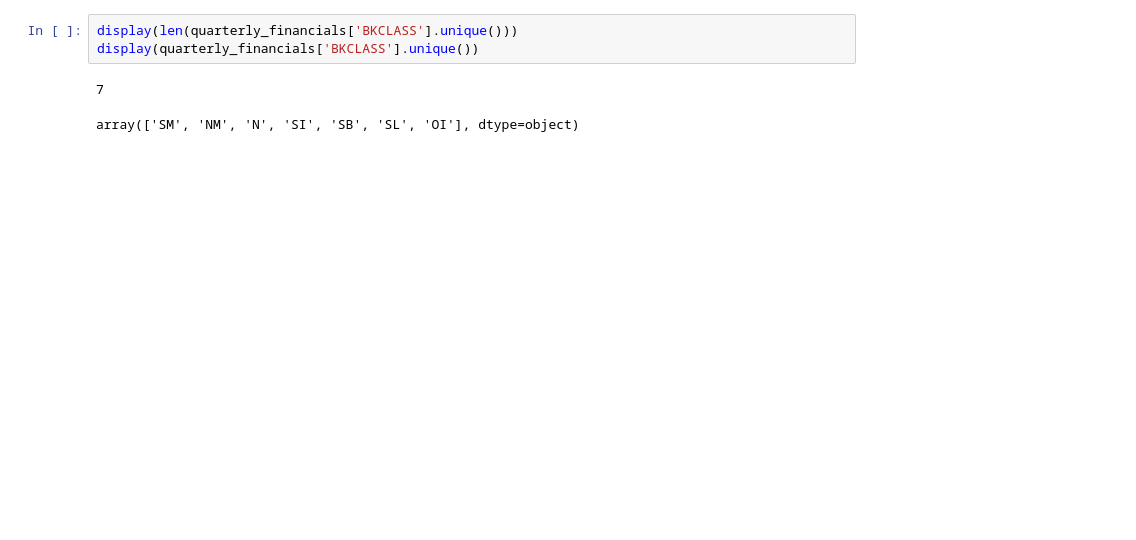
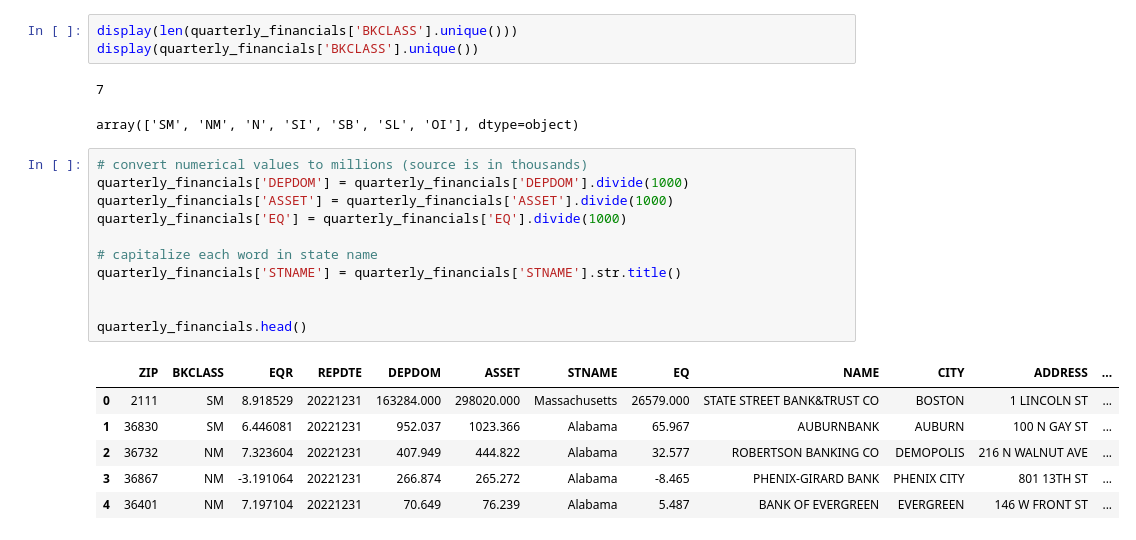
Before and after one commit to austinbarish/portfolio, a Jupyter notebook: code/data_visualization/interactive_table.ipynb, the cells around one changed output. Saved outputs shown, nothing was run; the diff lists cells and outputs as text; blank space fills up the shorter version.

```diff
--- a/code/data_visualization/interactive_table.ipynb
+++ b/code/data_visualization/interactive_table.ipynb
@@ -52,6 +52,24 @@ display(quarterly_financials['BKCLASS'].unique())
 # %% [output]
 7
 array(['SM', 'NM', 'N', 'SI', 'SB', 'SL', 'OI'], dtype=object)
+# %%
+# convert numerical values to millions (source is in thousands)
+quarterly_financials['DEPDOM'] = quarterly_financials['DEPDOM'].divide(1000)
+quarterly_financials['ASSET'] = quarterly_financials['ASSET'].divide(1000)
+quarterly_financials['EQ'] = quarterly_financials['EQ'].divide(1000)
+
+# capitalize each word in state name
+quarterly_financials['STNAME'] = quarterly_financials['STNAME'].str.title()
+
+
+quarterly_financials.head()
+# %% [output]
+|  | ZIP | BKCLASS | EQR | REPDTE | DEPDOM | ASSET | STNAME | EQ | NAME | CITY | ADDRESS | ... |
+| 0 | 2111 | SM | 8.918529 | 20221231 | 163284.000 | 298020.000 | Massachusetts | 26579.000 | STATE STREET BANK&TRUST CO | BOSTON | 1 LINCOLN ST | ... |
+| 1 | 36830 | SM | 6.446081 | 20221231 | 952.037 | 1023.366 | Alabama | 65.967 | AUBURNBANK | AUBURN | 100 N GAY ST | ... |
+| 2 | 36732 | NM | 7.323604 | 20221231 | 407.949 | 444.822 | Alabama | 32.577 | ROBERTSON BANKING CO | DEMOPOLIS | 216 N WALNUT AVE | ... |
+| 3 | 36867 | NM | -3.191064 | 20221231 | 266.874 | 265.272 | Alabama | -8.465 | PHENIX-GIRARD BANK | PHENIX CITY | 801 13TH ST | ... |
+| 4 | 36401 | NM | 7.197104 | 20221231 | 70.649 | 76.239 | Alabama | 5.487 | BANK OF EVERGREEN | EVERGREEN | 146 W FRONT ST | ... |
 # %%
 # select date
 filtered_df = quarterly_financials[quarterly_financials['REPDTE'] == 20221231]
```
Also changed, not shown: parts of 1 cell of this notebook, 9 other files.
